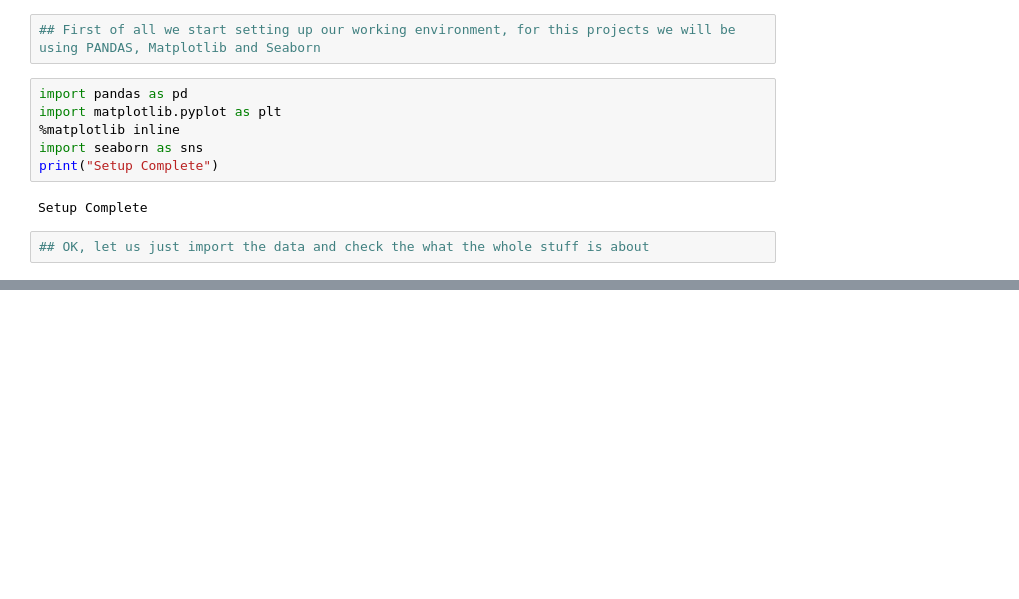
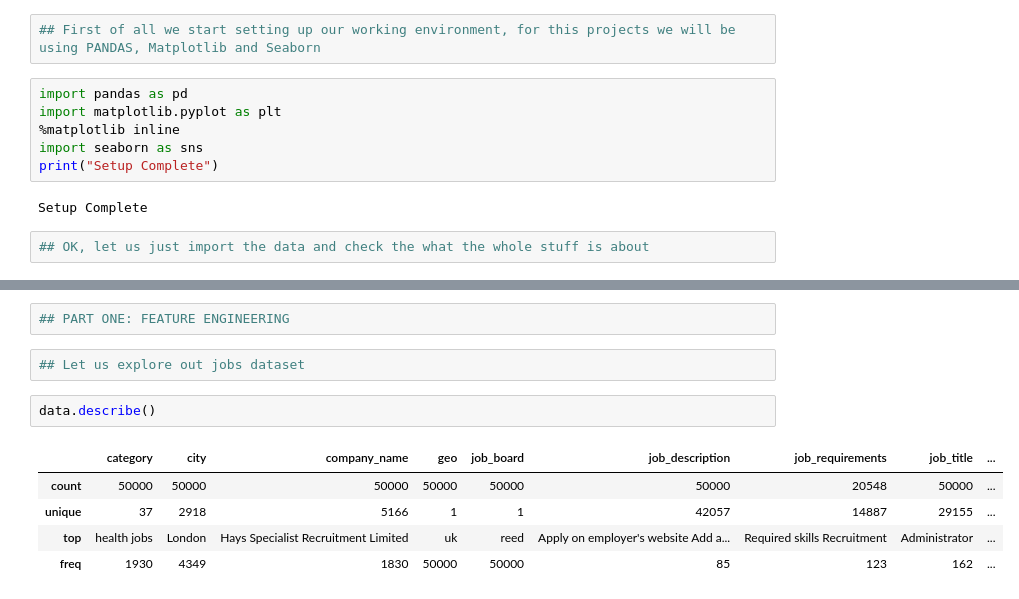
Before and after one commit to dexterneutron/TorreDSProject, a Jupyter notebook: TorreDSProject.ipynb, the cells around one changed output, grey strips where cells are left out. Saved outputs shown, nothing was run; the diff lists cells and outputs as text; blank space fills up the shorter version.

```diff
--- a/TorreDSProject.ipynb
+++ b/TorreDSProject.ipynb
@@ -27,3 +28,15 @@ pd.read_csv(data_filepath)
 | 49998 | purchasing jobs | Egham | Concept Human Solutions | uk | reed | Apply now UNDERSTANDING, SERVICE,... | Required skills Procurement AV | AV Procurement Assistant | ... |
 | 49999 | fmcg jobs | London | D R Newitt | uk | reed | Apply now My client, highly succe... | Required skills FMCG French Suppl... | Supply Planner - French Speaking | ... |
 50000 rows × 12 columns
+# %%
+## PART ONE: FEATURE ENGINEERING
+# %%
+## Let us explore out jobs dataset
+# %%
+data.describe()
+# %% [output]
+|  | category | city | company_name | geo | job_board | job_description | job_requirements | job_title | ... |
+| count | 50000 | 50000 | 50000 | 50000 | 50000 | 50000 | 20548 | 50000 | ... |
+| unique | 37 | 2918 | 5166 | 1 | 1 | 42057 | 14887 | 29155 | ... |
+| top | health jobs | London | Hays Specialist Recruitment Limited | uk | reed | Apply on employer's website Add a... | Required skills Recruitment | Administrator | ... |
+| freq | 1930 | 4349 | 1830 | 50000 | 50000 | 85 | 123 | 162 | ... |
```
Also changed, not shown: parts of 9 cells of this notebook.
